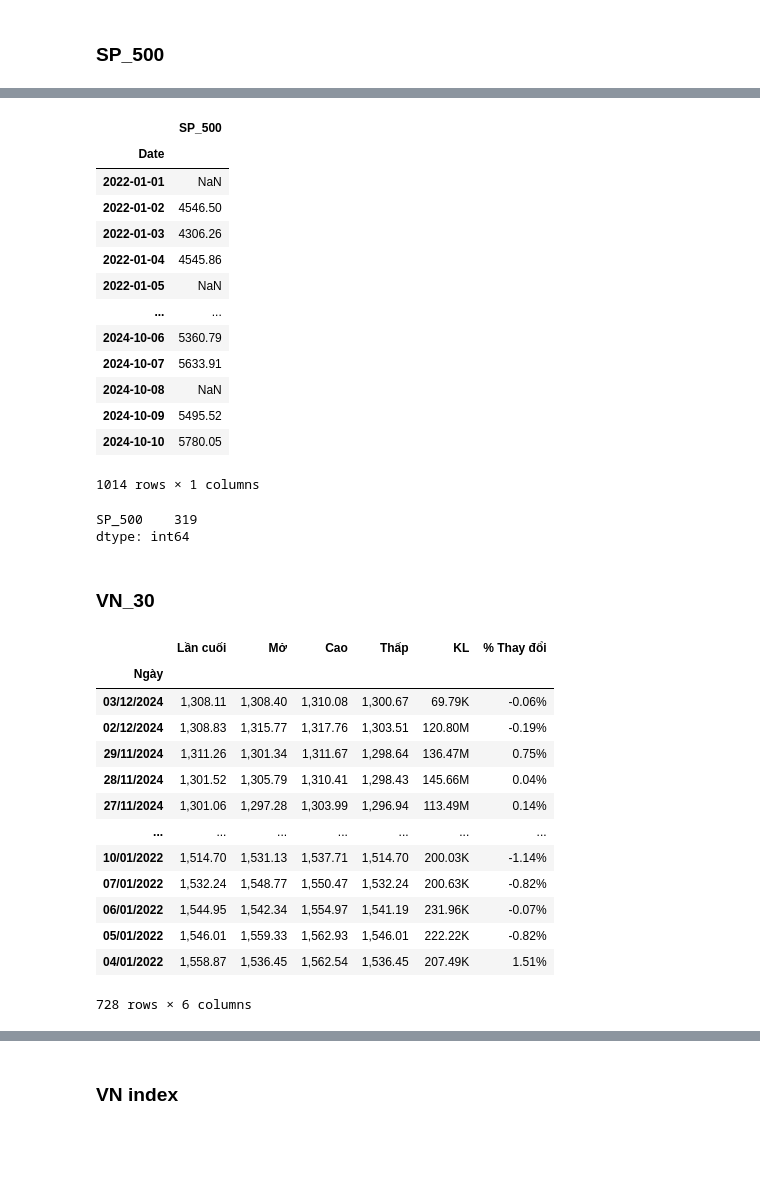
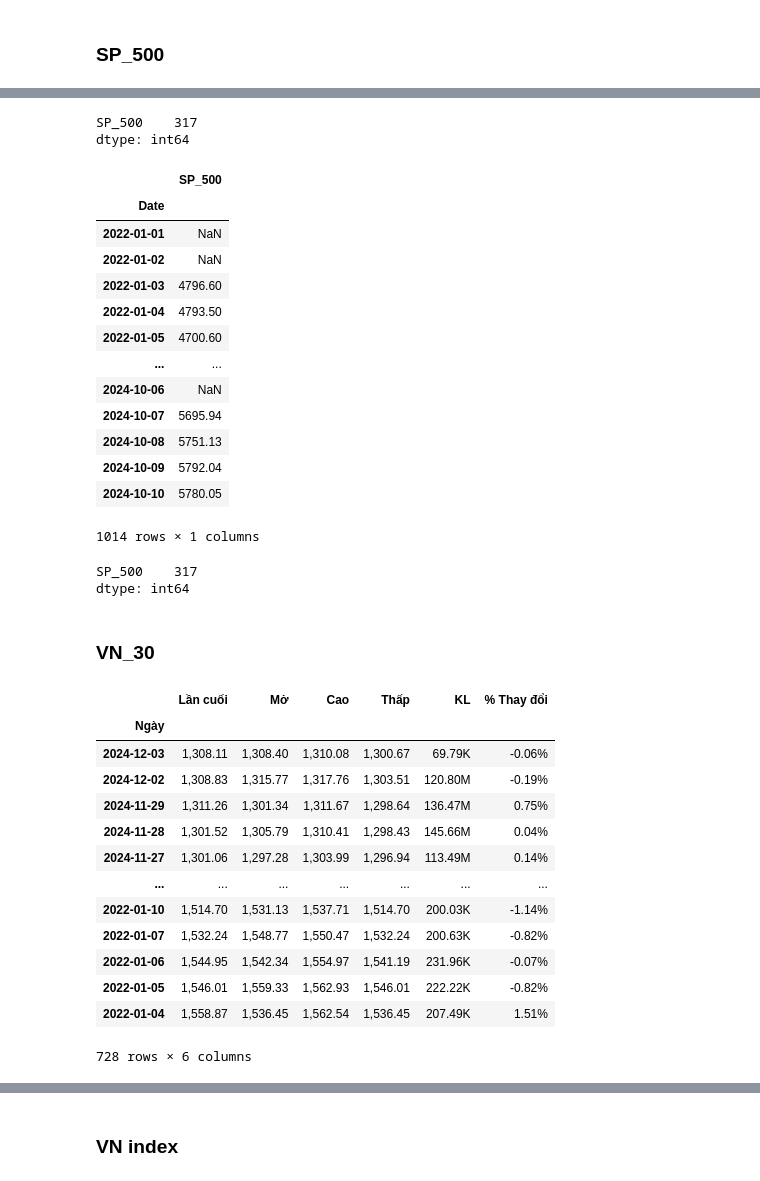
Before and after one commit to Bunrealbo/portfolio-formation-with-ltsm, a Jupyter notebook: data_preprocessing.ipynb, the cells around one changed output, grey strips where cells are left out. Drawn from its saved outputs; the diff is of its cells as text; code cells hidden in the pictures; blank space fills up the shorter version.

```diff
--- a/data_preprocessing.ipynb
+++ b/data_preprocessing.ipynb
@@ -131,0 +115,4 @@ dict_df['data_SP_500']
+# %%
+dict_df['data_SP_500']['Ngày'] = [pd.to_datetime(date , format='%d/%m/%Y').strftime('%Y-%m-%d') for date in dict_df['data_SP_500']['Ngày']]
+dict_df['data_SP_500'].set_index('Ngày',inplace=True)
+dict_df['data_SP_500']
@@ -132,48 +134,50 @@ dict_df['data_SP_500']
 # %%
-# df['SP_500'] = dict_df['data_SP_500']['Lần cuối']
-# df['SP_500_volum'] = dict_df['data_SP_500']['Lần cuối']
-# df.sort_index()
+
 df = enter_col(df, 'SP_500', dict_df['data_SP_500']['Lần cuối'])
 df
 # %% [output]
+SP_500    317
+dtype: int64
 |  | SP_500 |
 | Date |  |
 | 2022-01-01 | NaN |
-| 2022-01-02 | 4546.50 |
-| 2022-01-03 | 4306.26 |
-| 2022-01-04 | 4545.86 |
-| 2022-01-05 | NaN |
+| 2022-01-02 | NaN |
+| 2022-01-03 | 4796.60 |
+| 2022-01-04 | 4793.50 |
+| 2022-01-05 | 4700.60 |
 | ... | ... |
-| 2024-10-06 | 5360.79 |
-| 2024-10-07 | 5633.91 |
-| 2024-10-08 | NaN |
-| 2024-10-09 | 5495.52 |
+| 2024-10-06 | NaN |
+| 2024-10-07 | 5695.94 |
+| 2024-10-08 | 5751.13 |
+| 2024-10-09 | 5792.04 |
 | 2024-10-10 | 5780.05 |
-1014 rows × 1 columns
+1014 rows × 1 columns
 # %%
 df.isna().sum()
 # %% [output]
-SP_500    319
+SP_500    317
 dtype: int64
 # %% [markdown]
 ### VN_30
 # %%
+dict_df['data_VN 30']['Ngày'] = [pd.to_datetime(date , format='%d/%m/%Y').strftime('%Y-%m-%d') for date in dict_df['data_VN 30']['Ngày']]
+
 dict_df['data_VN 30'].set_index('Ngày',inplace=True)
 dict_df['data_VN 30']
 # %% [output]
 |  | Lần cuối | Mở | Cao | Thấp | KL | % Thay đổi |
 | Ngày |  |  |  |  |  |  |
-| 03/12/2024 | 1,308.11 | 1,308.40 | 1,310.08 | 1,300.67 | 69.79K | -0.06% |
-| 02/12/2024 | 1,308.83 | 1,315.77 | 1,317.76 | 1,303.51 | 120.80M | -0.19% |
-| 29/11/2024 | 1,311.26 | 1,301.34 | 1,311.67 | 1,298.64 | 136.47M | 0.75% |
-| 28/11/2024 | 1,301.52 | 1,305.79 | 1,310.41 | 1,298.43 | 145.66M | 0.04% |
-| 27/11/2024 | 1,301.06 | 1,297.28 | 1,303.99 | 1,296.94 | 113.49M | 0.14% |
+| 2024-12-03 | 1,308.11 | 1,308.40 | 1,310.08 | 1,300.67 | 69.79K | -0.06% |
+| 2024-12-02 | 1,308.83 | 1,315.77 | 1,317.76 | 1,303.51 | 120.80M | -0.19% |
+| 2024-11-29 | 1,311.26 | 1,301.34 | 1,311.67 | 1,298.64 | 136.47M | 0.75% |
+| 2024-11-28 | 1,301.52 | 1,305.79 | 1,310.41 | 1,298.43 | 145.66M | 0.04% |
+| 2024-11-27 | 1,301.06 | 1,297.28 | 1,303.99 | 1,296.94 | 113.49M | 0.14% |
 | ... | ... | ... | ... | ... | ... | ... |
-| 10/01/2022 | 1,514.70 | 1,531.13 | 1,537.71 | 1,514.70 | 200.03K | -1.14% |
-| 07/01/2022 | 1,532.24 | 1,548.77 | 1,550.47 | 1,532.24 | 200.63K | -0.82% |
-| 06/01/2022 | 1,544.95 | 1,542.34 | 1,554.97 | 1,541.19 | 231.96K | -0.07% |
-| 05/01/2022 | 1,546.01 | 1,559.33 | 1,562.93 | 1,546.01 | 222.22K | -0.82% |
-| 04/01/2022 | 1,558.87 | 1,536.45 | 1,562.54 | 1,536.45 | 207.49K | 1.51% |
+| 2022-01-10 | 1,514.70 | 1,531.13 | 1,537.71 | 1,514.70 | 200.03K | -1.14% |
+| 2022-01-07 | 1,532.24 | 1,548.77 | 1,550.47 | 1,532.24 | 200.63K | -0.82% |
+| 2022-01-06 | 1,544.95 | 1,542.34 | 1,554.97 | 1,541.19 | 231.96K | -0.07% |
+| 2022-01-05 | 1,546.01 | 1,559.33 | 1,562.93 | 1,546.01 | 222.22K | -0.82% |
+| 2022-01-04 | 1,558.87 | 1,536.45 | 1,562.54 | 1,536.45 | 207.49K | 1.51% |
 728 rows × 6 columns
 # %%
 df = enter_col(df, 'VN_30', dict_df['data_VN 30']['Lần cuối'])
```
Also changed, not shown: parts of 21 cells of this notebook, 12 other files.
